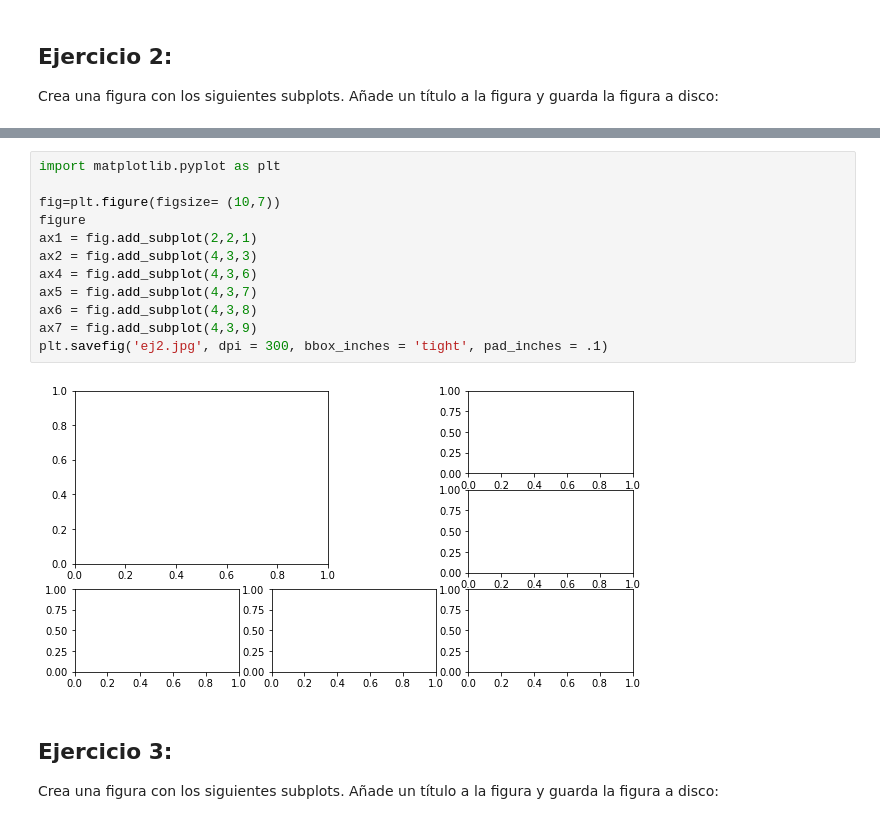
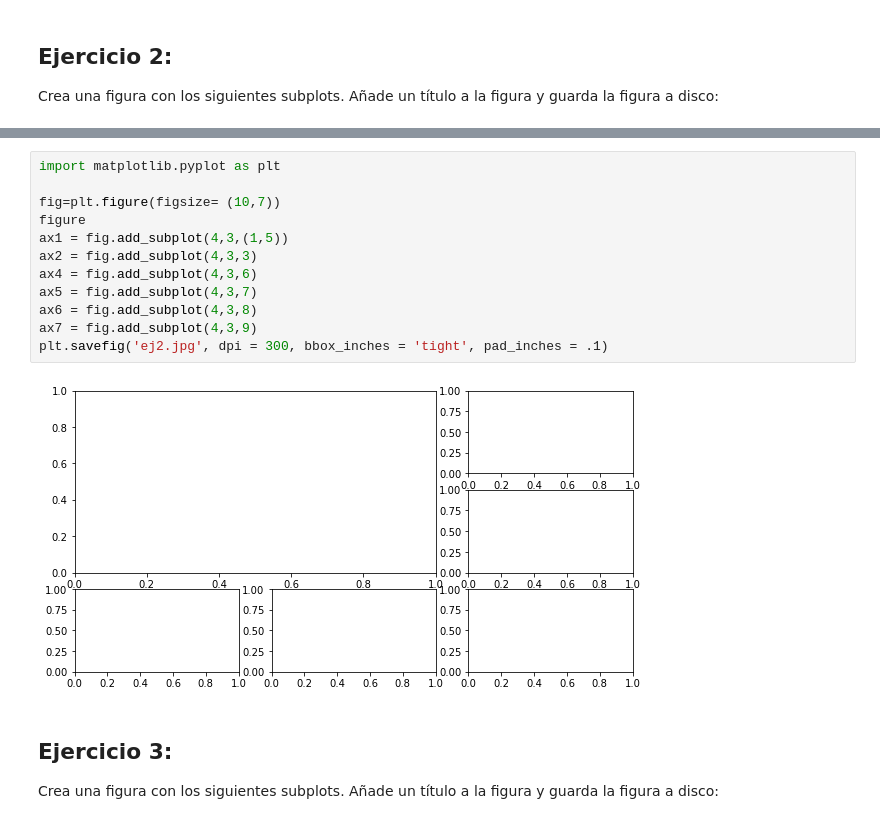
Before and after one commit to IanIAyBD/Curso, a Jupyter notebook: API/Tema 4 Graficos/grafics_ejer.ipynb, the cells around one changed output, grey strips where cells are left out. Cells and saved outputs as stored; diff of their text form.

```diff
--- a/API/Tema 4 Graficos/grafics_ejer.ipynb
+++ b/API/Tema 4 Graficos/grafics_ejer.ipynb
@@ -24,17 +24,17 @@ Crea una figura con los siguientes subplots. Añade un título a la figura y gua
 # %%
 import matplotlib.pyplot as plt
 
 fig=plt.figure(figsize= (10,7))
 figure
-ax1 = fig.add_subplot(2,2,1)
+ax1 = fig.add_subplot(4,3,(1,5))
 ax2 = fig.add_subplot(4,3,3)
 ax4 = fig.add_subplot(4,3,6)
 ax5 = fig.add_subplot(4,3,7)
 ax6 = fig.add_subplot(4,3,8)
 ax7 = fig.add_subplot(4,3,9)
 plt.savefig('ej2.jpg', dpi = 300, bbox_inches = 'tight', pad_inches = .1)
 # %% [output]
-[figure, old version]
+[figure, new version]
 # %% [markdown]
 ## Ejercicio 3:
 Crea una figura con los siguientes subplots. Añade un título a la figura y guarda la figura a disco:
```
Also changed, not shown: parts of 3 cells of this notebook.
